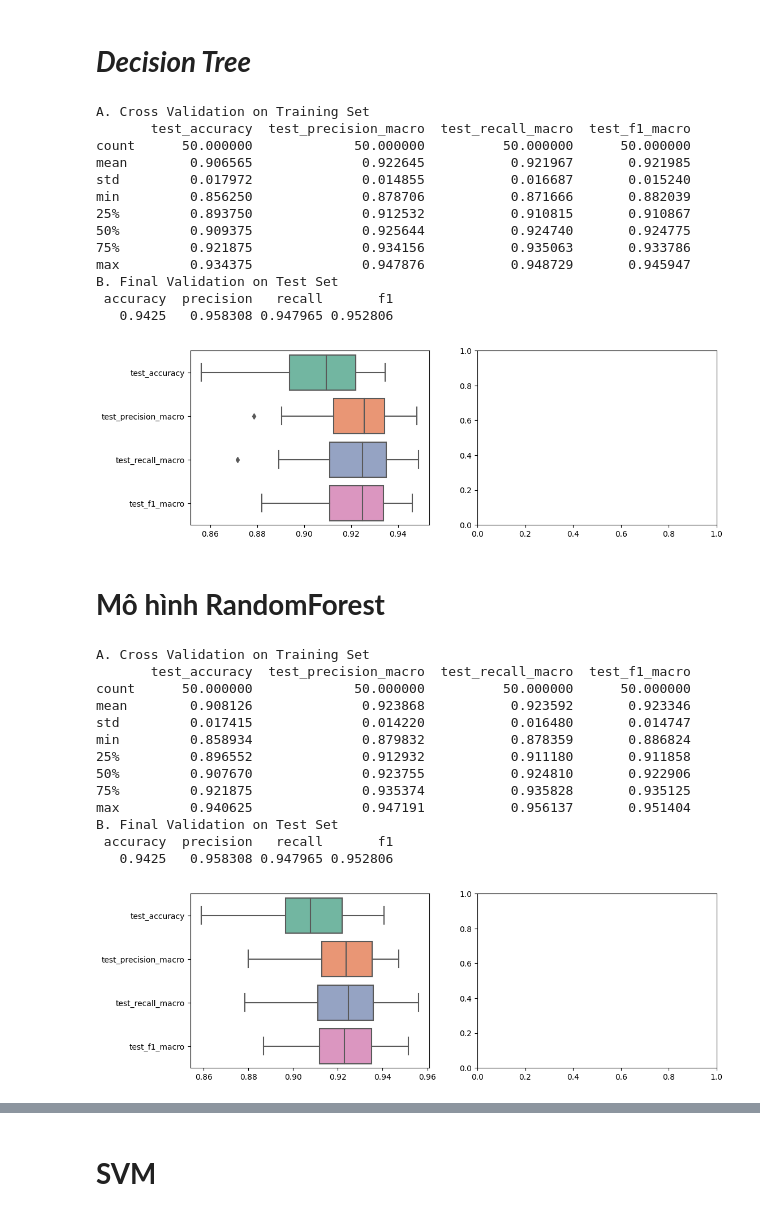
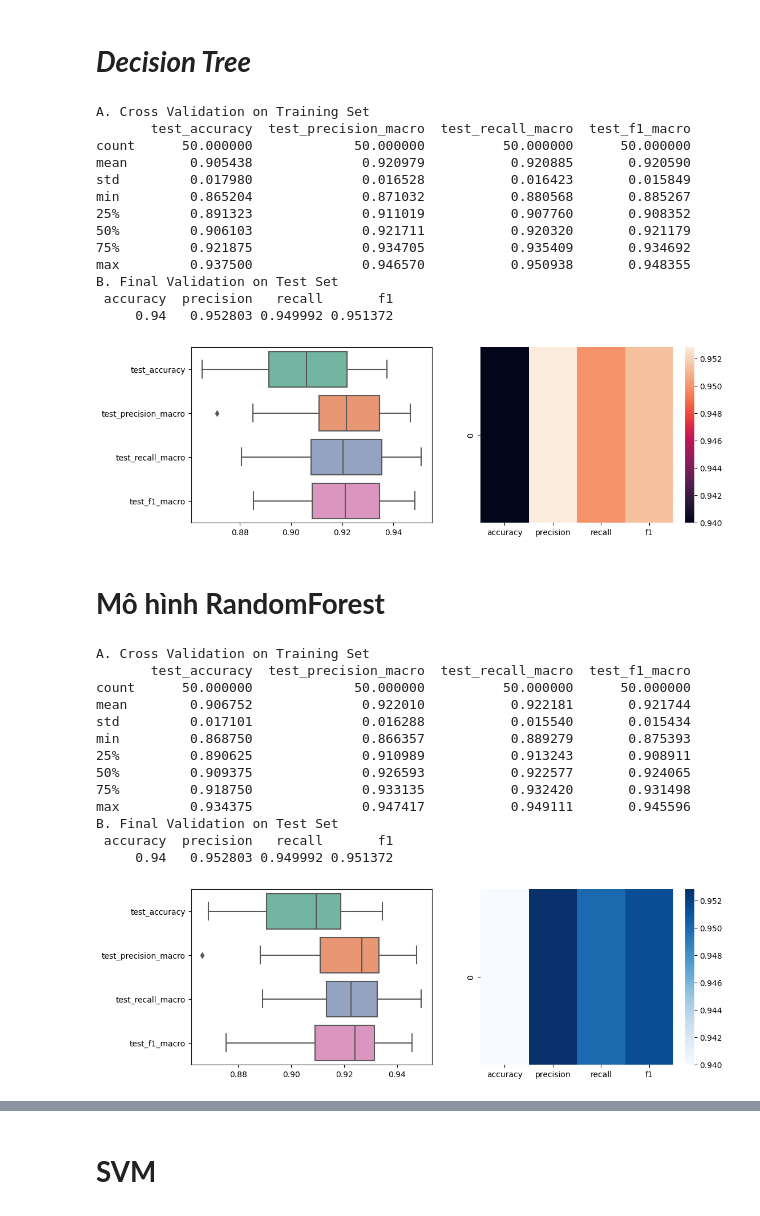
Before and after one commit to PhamHuuThoai/ML_2023_TV201, a Jupyter notebook: Project_MayHoc.ipynb, the cells around one changed output, grey strips where cells are left out. Drawn from its saved outputs; the diff is of its cells as text; code cells hidden in the pictures.

```diff
--- a/Project_MayHoc.ipynb
+++ b/Project_MayHoc.ipynb
@@ -335,42 +335,43 @@ X_train , X_test , y_train , y_test =train_test_split(X , y, train_size=0.8, tes
 model = DecisionTreeClassifier()
 
 scoring = ['accuracy', 'precision_macro', 'recall_macro', 'f1_macro']
 rskf = RepeatedStratifiedKFold(n_splits=5, n_repeats=10, random_state=42)
 scores = cross_validate(model, X_train, y_train, scoring=scoring, cv=rskf)
 cv_scores = pd.DataFrame(scores).iloc[:, 2:]
 print('A. Cross Validation on Training Set')
 print(cv_scores.describe())
 
 
 model.fit(X_train, y_train)
 y_pred = model.predict(X_test)
 
 # Đánh giá kết quả dự đoán của mô hình trên Test Set
 final_scores = pd.DataFrame({'accuracy': [accuracy_score(y_test, y_pred)],
                                  'precision': [precision_score(y_test, y_pred ,average='macro',zero_division=0)],
                                  'recall': [recall_score(y_test, y_pred ,average='macro',zero_division=0)],
                                  'f1': [f1_score (y_test, y_pred ,average='macro',zero_division=1)]})
 print('B. Final Validation on Test Set')
 print(final_scores.to_string(index=False))
 
 fig, axs = plt.subplots(1,2, figsize=(12,4))
 sns.boxplot(data=cv_scores, orient="h", palette="Set2", ax=axs[0])
+sns.heatmap(final_scores , ax=axs[1])
 plt.show()
 # %% [output]
 A. Cross Validation on Training Set
        test_accuracy  test_precision_macro  test_recall_macro  test_f1_macro
 count      50.000000             50.000000          50.000000      50.000000
-mean        0.906565              0.922645           0.921967       0.921985
-std         0.017972              0.014855           0.016687       0.015240
-min         0.856250              0.878706           0.871666       0.882039
-25%         0.893750              0.912532           0.910815       0.910867
-50%         0.909375              0.925644           0.924740       0.924775
-75%         0.921875              0.934156           0.935063       0.933786
-max         0.934375              0.947876           0.948729       0.945947
+mean        0.905438              0.920979           0.920885       0.920590
+std         0.017980              0.016528           0.016423       0.015849
+min         0.865204              0.871032           0.880568       0.885267
+25%         0.891323              0.911019           0.907760       0.908352
+50%         0.906103              0.921711           0.920320       0.921179
+75%         0.921875              0.934705           0.935409       0.934692
+max         0.937500              0.946570           0.950938       0.948355
 B. Final Validation on Test Set
  accuracy  precision   recall       f1
-   0.9425   0.958308 0.947965 0.952806
+     0.94   0.952803 0.949992 0.951372
-[figure, old version]
+[figure, new version]
 # %% [markdown]
 # **Mô hình RandomForest**
 # %%
@@ -397,19 +398,20 @@ print(final_scores.to_string(index=False))
 
 fig, axs = plt.subplots(1,2, figsize=(12,4))
 sns.boxplot(data=cv_scores, orient="h", palette="Set2", ax=axs[0])
+sns.heatmap(final_scores , ax=axs[1] ,cmap='Blues')
 plt.show()
 # %% [output]
 A. Cross Validation on Training Set
        test_accuracy  test_precision_macro  test_recall_macro  test_f1_macro
 count      50.000000             50.000000          50.000000      50.000000
-mean        0.908126              0.923868           0.923592       0.923346
-std         0.017415              0.014220           0.016480       0.014747
-min         0.858934              0.879832           0.878359       0.886824
-25%         0.896552              0.912932           0.911180       0.911858
-50%         0.907670              0.923755           0.924810       0.922906
-75%         0.921875              0.935374           0.935828       0.935125
-max         0.940625              0.947191           0.956137       0.951404
+mean        0.906752              0.922010           0.922181       0.921744
+std         0.017101              0.016288           0.015540       0.015434
+min         0.868750              0.866357           0.889279       0.875393
+25%         0.890625              0.910989           0.913243       0.908911
+50%         0.909375              0.926593           0.922577       0.924065
+75%         0.918750              0.933135           0.932420       0.931498
+max         0.934375              0.947417           0.949111       0.945596
 B. Final Validation on Test Set
  accuracy  precision   recall       f1
-   0.9425   0.958308 0.947965 0.952806
+     0.94   0.952803 0.949992 0.951372
-[figure, old version]
+[figure, new version]
```
Also changed, not shown: parts of 11 cells of this notebook.
